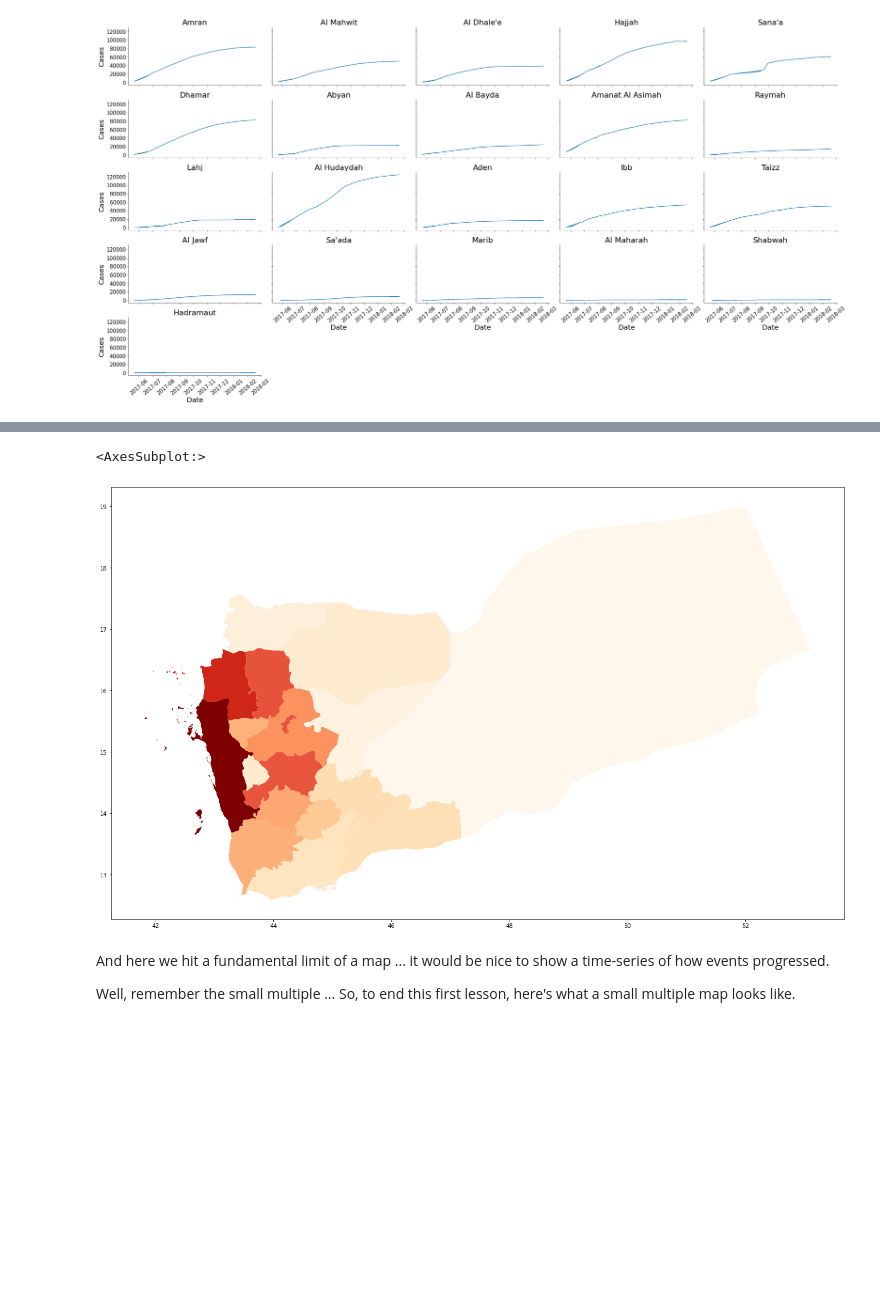
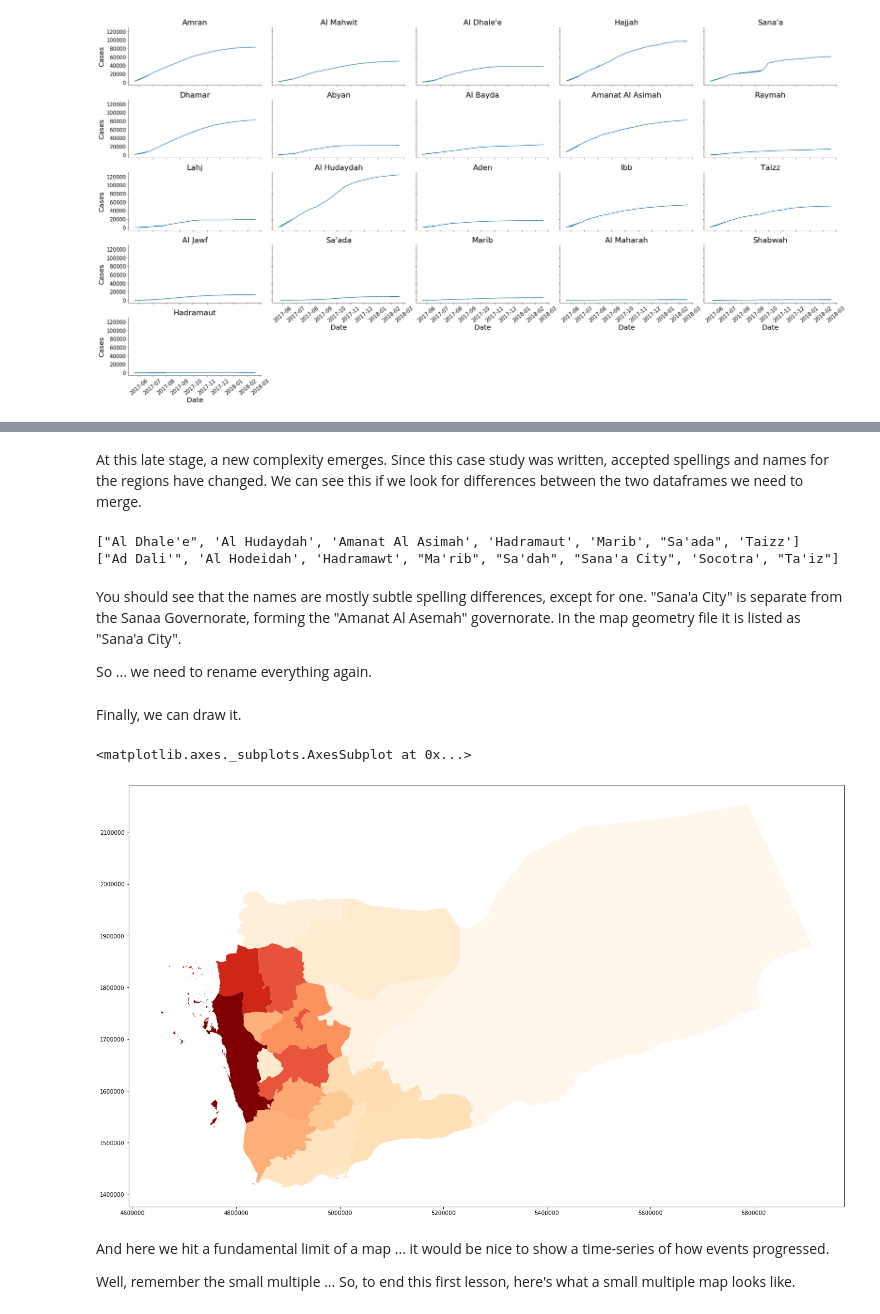
Before and after one commit to whythawk/data-as-a-science, a Jupyter notebook: Module 1, Lesson 1 - Introduction to data as a science.ipynb, the cells around one changed output, grey strips where cells are left out. Cells and saved outputs as stored; diff of their text form; code cells hidden in the pictures; blank space fills up the shorter version.

Commit message:
Updated to UNOCHA's latest Yemen shapefiles

```diff
--- a/Module 1, Lesson 1 - Introduction to data as a science.ipynb
+++ b/Module 1, Lesson 1 - Introduction to data as a science.ipynb
@@ -872,2 +871,12 @@ HDX has exactly what we need as [_Yemen - Administrative Boundaries_](https://da
 
 Now we're going to create a GeoPandas dataframe to open the shapefile, and then join this dataframe to our existing data so that we can draw maps. You will need to install the GeoPandas library, and you will find details on how to do so below in [1.7.2 Install a local version of Anaconda and Jupyter Notebook](#1.7.2-Install-a-local-version-of-Anaconda-and-Jupyter-Notebook).
+# %%
+# Import our GeoPandas library
+import geopandas as gpd
+# Open the shapefile called "yem_admbnda_adm1_govyem_cso_20191002.shp" and note that - if you're
+# doing this on your home computer, you'll need to load the file from where-ever you saved it.
+# While you only need to load this file here, the other file data needed are cross-referenced,
+# so make sure to unzip all the files.
+shape_data = gpd.GeoDataFrame.from_file("data/yem_admbnda_adm1_govyem_cso_20191002.shp")
+# You can list your shape_data exactly like a regular dataframe
+shape_data.head()
@@ -873,0 +890,13 @@ Now we're going to create a GeoPandas dataframe to open the shapefile, and then
+# %%
+# We can also draw this boundary on a map so you can see what we have
+# The 'geometry' column above has the coordinate data we need
+# The 'contextily' library allows us to draw on a map
+import contextily as ctx
+# We need to change the map projection so that it will fit the same
+# coordinate system - this is beyond the requirements of this class,
+# but read up on projection systems if you're interested.
+shape_data.to_crs(epsg=3857, inplace=True)
+# and create the chart axes
+ax = shape_data["geometry"].plot(color="darkred", alpha=0.25, figsize=(12,12))
+ctx.add_basemap(ax, source=ctx.providers.CartoDB.Positron)
+ax.set_axis_off()
@@ -874,25 +905,51 @@ Now we're going to create a GeoPandas dataframe to open the shapefile, and then
+# %% [markdown]
+At this late stage, a new complexity emerges. Since this case study was written, accepted spellings and names for the regions have changed. We can see this if we look for differences between the two dataframes we need to merge.
+# %%
+map_governorates = shape_data.ADM1_EN.unique()
+data_governorates = data_slice.Governorate.unique()
+name_list = list(set(data_governorates) - set(map_governorates))
+name_list.sort()
+print(name_list)
+name_list = list(set(map_governorates) - set(data_governorates))
+name_list.sort()
+print(name_list)
+# %% [output]
+["Al Dhale'e", 'Al Hudaydah', 'Amanat Al Asimah', 'Hadramaut', 'Marib', "Sa'ada", 'Taizz']
+["Ad Dali'", 'Al Hodeidah', 'Hadramawt', "Ma'rib", "Sa'dah", "Sana'a City", 'Socotra', "Ta'iz"]
+# %% [markdown]
+You should see that the names are mostly subtle spelling differences, except for one. "Sana'a City" is separate from the Sanaa Governorate, forming the "Amanat Al Asemah" governorate. In the map geometry file it is listed as "Sana'a City".
+
+So ... we need to rename everything again.
+# %%
+fix = {"Ad Dali'": ["Al Dhale'e"],
+       "Al Hodeidah": ["Al Hudaydah"],
+       "Hadramawt": ["Hadramaut"],
+       "Ma'rib": ["Marib"],
+       "Sa'dah": ["Sa'ada"],
+       "Sana'a City": ["Amanat Al Asimah"],
+       "Ta'iz": ["Taizz"]
+      }
+data_slice = fix_governorates(data_slice, fix).sort_values("Attack Rate (per 1000)", ascending=False)
+# %% [markdown]
+Finally, we can draw it.
 # %%
-# Import our GeoPandas library
-import geopandas as gpd
-# Open the shapefile called "yem_admin1.shp" and note that - if you're doing this on your home
-# computer, you'll need to load the file from where-ever you saved it
-shape_data = gpd.GeoDataFrame.from_file("data/yem_admin1.shp")
 # We have no data for Socotra island, so we can drop this row
-shape_data = shape_data.loc[~shape_data.name_en.isin(["Socotra"])]
+# It's name is listed in the ADM1_EN column
+shape_data = shape_data.loc[~shape_data.ADM1_EN.isin(["Socotra"])]
 # And now we can merge our existing data_slice to produce our map data
-map_data = pd.merge(shape_data, data_slice, how="outer", left_on="name_en", right_on="Governorate", indicator=False)
+map_data = pd.merge(shape_data, data_slice, how="outer", left_on="ADM1_EN", right_on="Governorate", indicator=False)
 
 # Let's draw a map
 
 # First, define a figure, axis and plot size
 fig, ax = plt.subplots(figsize=(25,14))
 # We'll look at one specific date, the last entry in the series
 md = map_data.loc[map_data.Date == "2018-02-18"]
 # And plot - note that 'cmap' is simply a colour gradient used in the visualisation - we're using OrRd, orange-red
 md.plot(ax=ax, column='Cases', cmap='OrRd')
 # %% [output]
-<AxesSubplot:>
+<matplotlib.axes._subplots.AxesSubplot at 0x...>
-[figure, old version]
+[figure, new version]
 # %% [markdown]
 And here we hit a fundamental limit of a map ... it would be nice to show a time-series of how events progressed.
 
```
Also changed, not shown: parts of 5 cells of this notebook.
